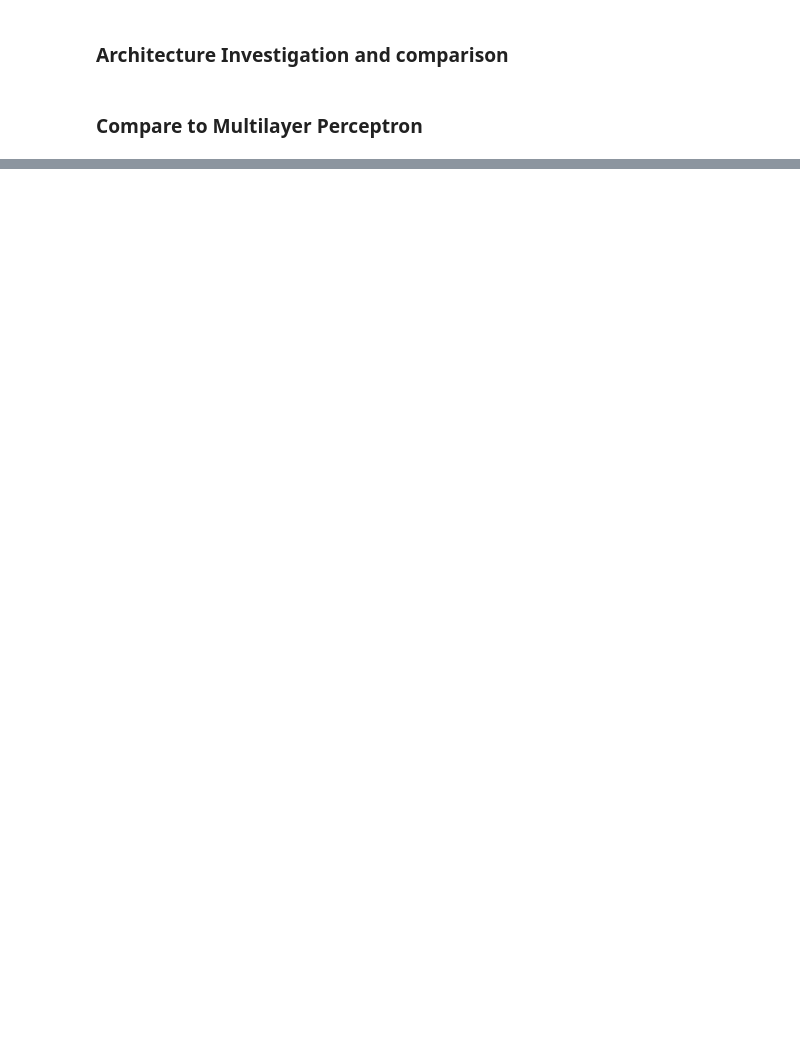
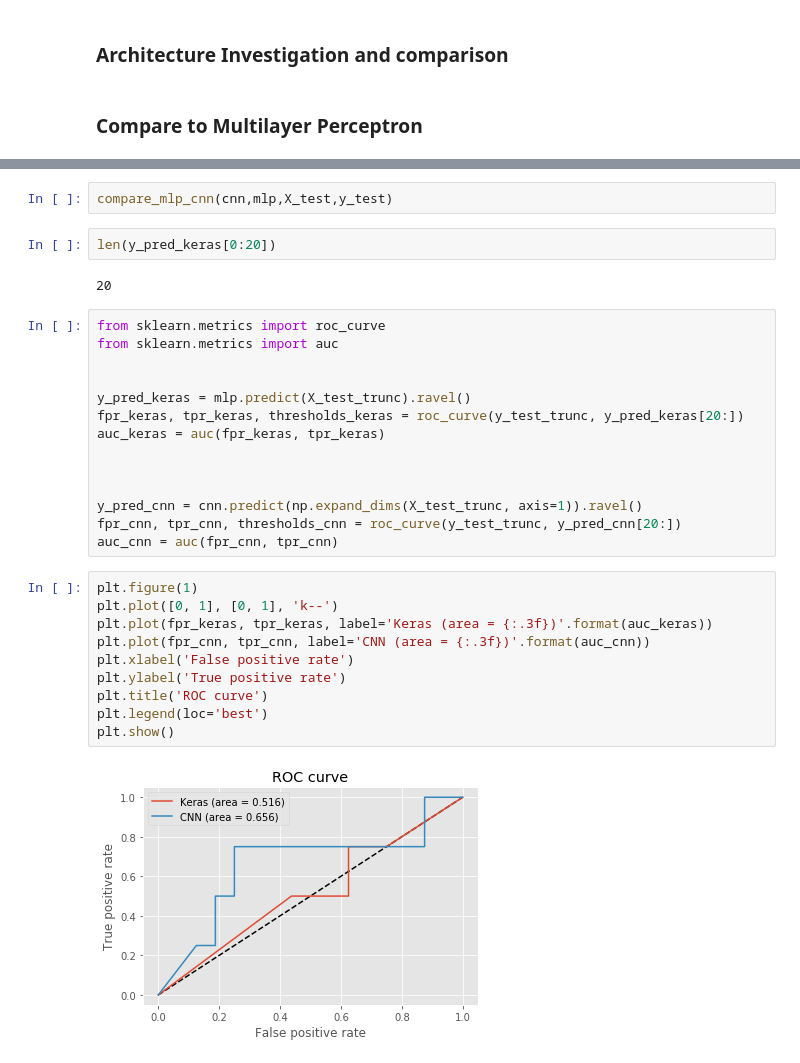
Before and after one commit to aviraj-sinha/ML6, a Jupyter notebook: proj6.ipynb, the cells around one changed output, grey strips where cells are left out. Saved outputs shown, nothing was run; the diff lists cells and outputs as text; blank space fills up the shorter version.

```diff
--- a/proj6.ipynb
+++ b/proj6.ipynb
@@ -207,2 +283,34 @@ mlp.fit(X_train_trunc, y_train_ohe,
 # %% [output]
 <keras.callbacks.History at 0x...>
+# %%
+compare_mlp_cnn(cnn,mlp,X_test,y_test)
+# %%
+len(y_pred_keras[0:20])
+# %% [output]
+20
+# %%
+from sklearn.metrics import roc_curve
+from sklearn.metrics import auc
+
+
+y_pred_keras = mlp.predict(X_test_trunc).ravel()
+fpr_keras, tpr_keras, thresholds_keras = roc_curve(y_test_trunc, y_pred_keras[20:])
+auc_keras = auc(fpr_keras, tpr_keras)
+
+
+
+y_pred_cnn = cnn.predict(np.expand_dims(X_test_trunc, axis=1)).ravel()
+fpr_cnn, tpr_cnn, thresholds_cnn = roc_curve(y_test_trunc, y_pred_cnn[20:])
+auc_cnn = auc(fpr_cnn, tpr_cnn)
+# %%
+plt.figure(1)
+plt.plot([0, 1], [0, 1], 'k--')
+plt.plot(fpr_keras, tpr_keras, label='Keras (area = {:.3f})'.format(auc_keras))
+plt.plot(fpr_cnn, tpr_cnn, label='CNN (area = {:.3f})'.format(auc_cnn))
+plt.xlabel('False positive rate')
+plt.ylabel('True positive rate')
+plt.title('ROC curve')
+plt.legend(loc='best')
+plt.show()
+# %% [output]
+[figure, added]
```
Also changed, not shown: parts of 11 cells of this notebook.
